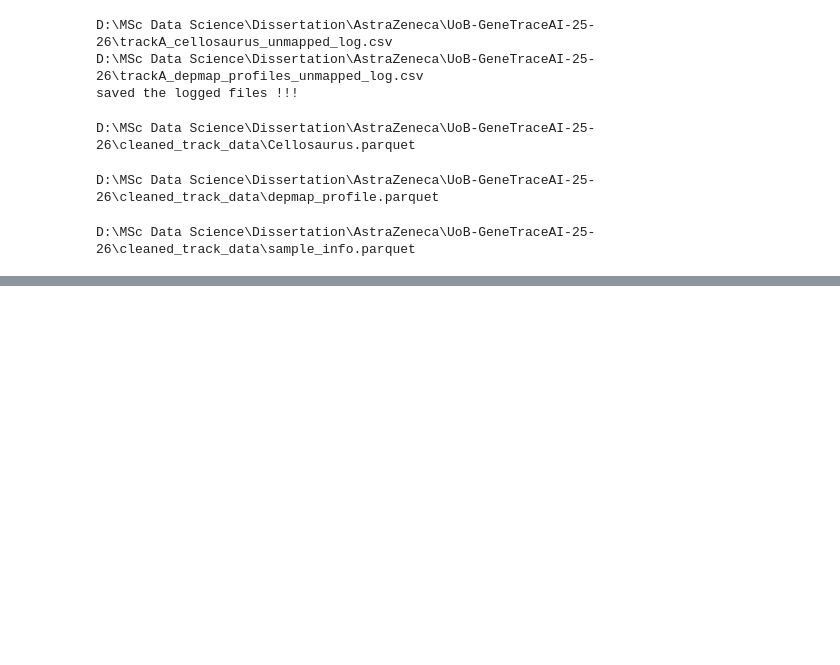
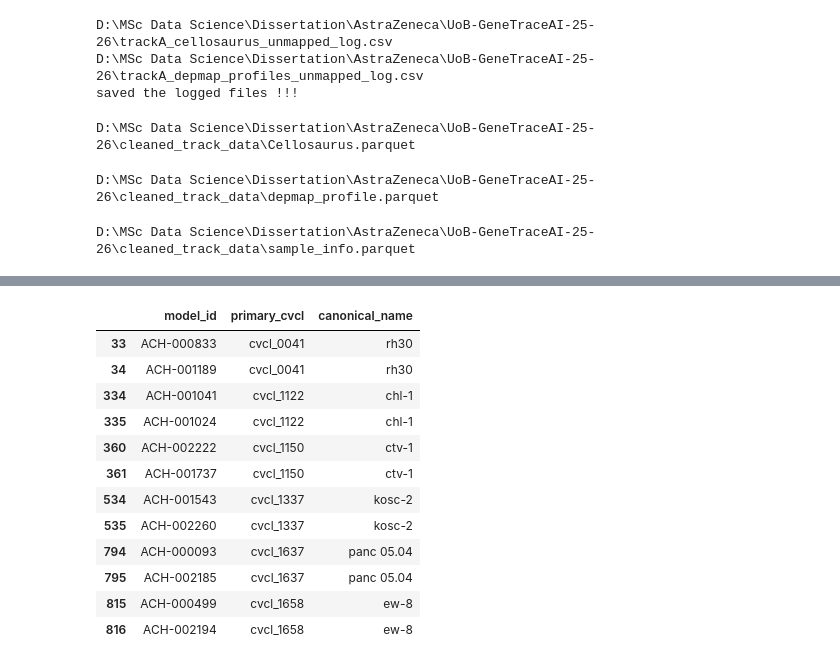
Before and after one commit to UoB-AstraZeneca-25-26/UoB-GeneTraceAI-25-26, a Jupyter notebook: src/Track - A/04_track_a_harmonization.ipynb, the cells around one changed output, grey strips where cells are left out. Drawn from its saved outputs; the diff is of its cells as text; code cells hidden in the pictures; blank space fills up the shorter version.

```diff
--- a/src/Track - A/04_track_a_harmonization.ipynb
+++ b/src/Track - A/04_track_a_harmonization.ipynb
@@ -1209,0 +1273,18 @@ D:\MSc Data Science\Dissertation\AstraZeneca\UoB-GeneTraceAI-25-26\cleaned_track
+# %%
+cl_lkp[cl_lkp["is_multi_model"] == True][
+    ["model_id", "primary_cvcl", "canonical_name"]
+]
+# %% [output]
+|  | model_id | primary_cvcl | canonical_name |
+| 33 | ACH-000833 | cvcl_0041 | rh30 |
+| 34 | ACH-001189 | cvcl_0041 | rh30 |
+| 334 | ACH-001041 | cvcl_1122 | chl-1 |
+| 335 | ACH-001024 | cvcl_1122 | chl-1 |
+| 360 | ACH-002222 | cvcl_1150 | ctv-1 |
+| 361 | ACH-001737 | cvcl_1150 | ctv-1 |
+| 534 | ACH-001543 | cvcl_1337 | kosc-2 |
+| 535 | ACH-002260 | cvcl_1337 | kosc-2 |
+| 794 | ACH-000093 | cvcl_1637 | panc 05.04 |
+| 795 | ACH-002185 | cvcl_1637 | panc 05.04 |
+| 815 | ACH-000499 | cvcl_1658 | ew-8 |
+| 816 | ACH-002194 | cvcl_1658 | ew-8 |
```
Also changed, not shown: parts of 7 cells of this notebook, 4 other files.
